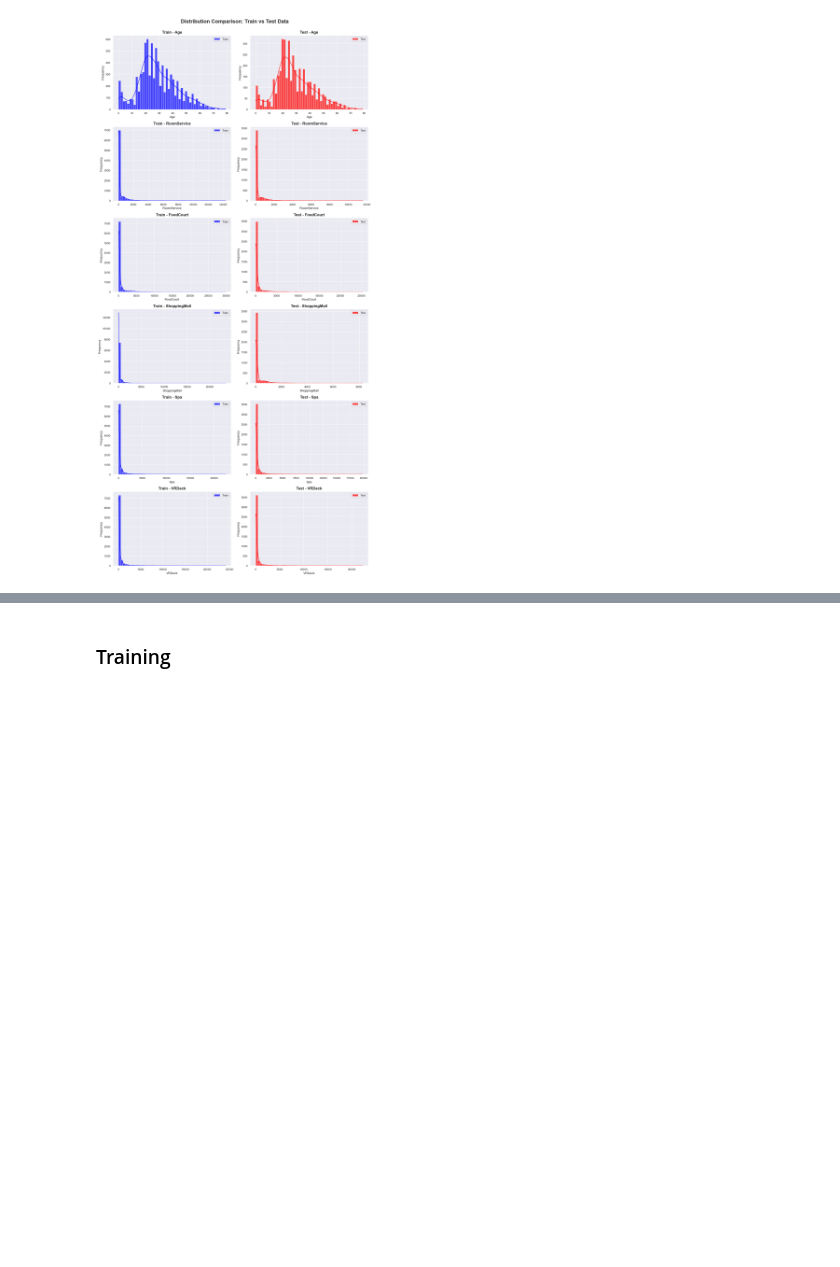
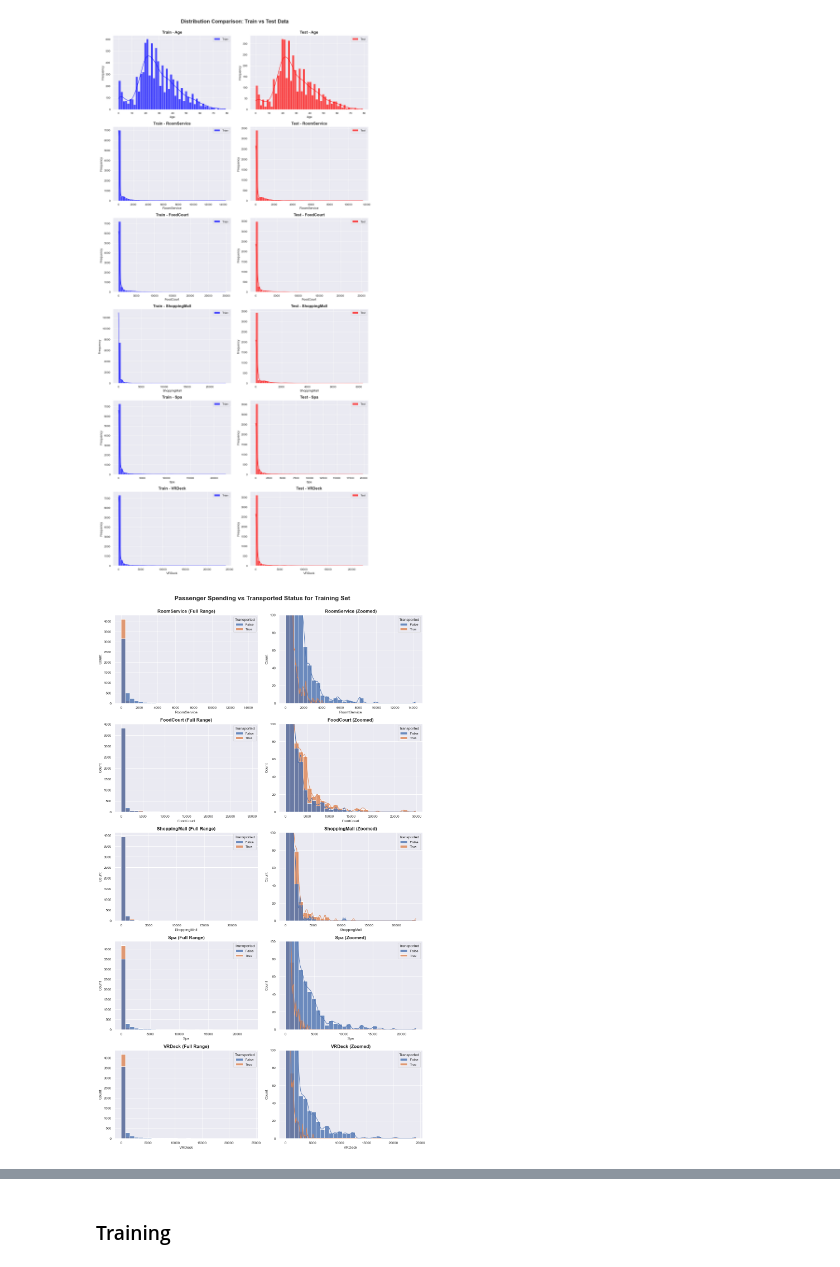
Before and after one commit to RMDS-GroupProject/spaceship_titanic, a Jupyter notebook: impute_missing_values.ipynb, the cells around one changed output, grey strips where cells are left out. Drawn from its saved outputs; the diff is of its cells as text; code cells hidden in the pictures; blank space fills up the shorter version.

```diff
--- a/impute_missing_values.ipynb
+++ b/impute_missing_values.ipynb
@@ -548,3 +593,50 @@ plt.savefig(os.path.join(image_save_path,
 plt.show()
 # %% [output]
 [figure]
+# %%
+# Define expenditure-related columns
+spending_features = ['RoomService', 'FoodCourt',
+                     'ShoppingMall', 'Spa', 'VRDeck']
+
+# Create figure
+fig, axes = plt.subplots(nrows=len(spending_features),
+                         ncols=2, figsize=(12, 20))
+fig.suptitle("Passenger Spending vs Transported Status for Training Set",
+             fontsize=16, fontweight="bold", y=1)
+
+# Loop over each feature
+for idx, feature in enumerate(spending_features):
+    # Left: full distribution
+    sns.histplot(
+        data=train_data,
+        x=feature,
+        hue='Transported',
+        ax=axes[idx, 0],
+        bins=30,
+        kde=False,
+        alpha=0.8
+    )
+    axes[idx, 0].set_title(f"{feature} (Full Range)",
+                           fontsize=12, fontweight="bold")
+
+    # Right: zoomed-in distribution
+    sns.histplot(
+        data=train_data,
+        x=feature,
+        hue='Transported',
+        ax=axes[idx, 1],
+        bins=30,
+        kde=True,
+        alpha=0.8
+    )
+    axes[idx, 1].set_ylim(0, 100)
+    axes[idx, 1].set_title(f"{feature} (Zoomed)",
+                           fontsize=12, fontweight="bold")
+
+plt.tight_layout()
+plt.savefig(os.path.join(image_save_path,
+                         "Passenger Spending vs Transported Status for Training Set.png"),
+            bbox_inches="tight")
+plt.show()
+# %% [output]
+[figure, added]
```
Also changed, not shown: parts of 29 cells of this notebook.
